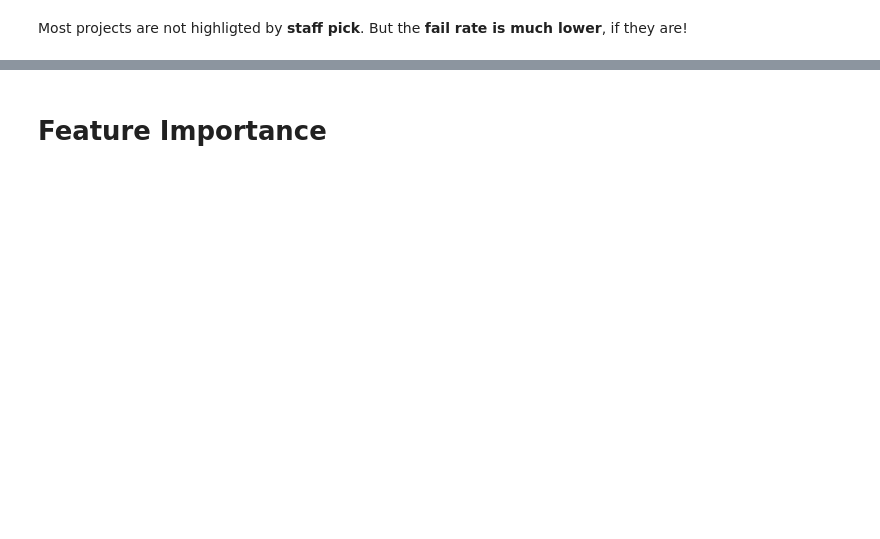
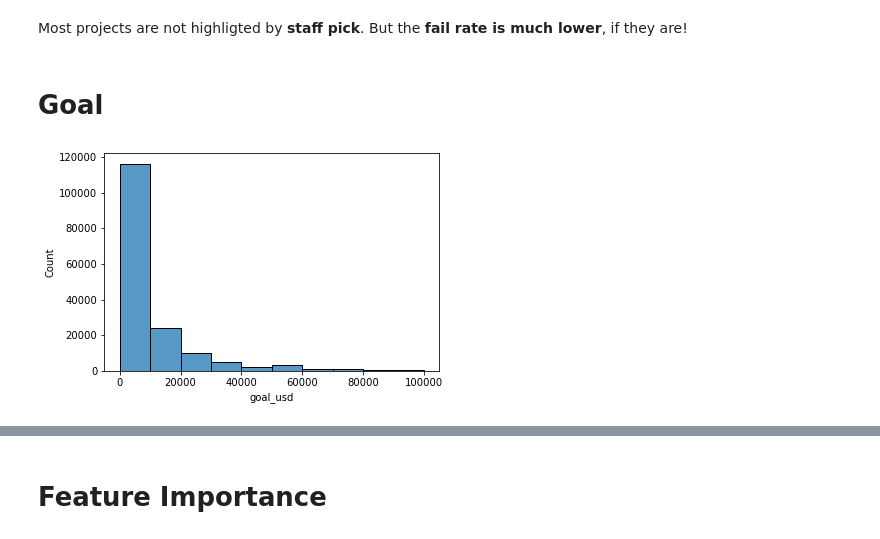
Before and after one commit to fabimaerz/kickstarter_project, a Jupyter notebook: eda.ipynb, the cells around one changed output, grey strips where cells are left out. Drawn from its saved outputs; the diff is of its cells as text; code cells hidden in the pictures; blank space fills up the shorter version.

```diff
--- a/eda.ipynb
+++ b/eda.ipynb
@@ -272,0 +261,6 @@ Most projects are not highligted by __staff pick__. But the __fail rate is much
+# %% [markdown]
+# Goal
+# %%
+sns.histplot(data=df, x='goal_usd', bins=10);
+# %% [output]
+[figure, added]
```
Also changed, not shown: parts of 45 cells of this notebook, 10 other files.
